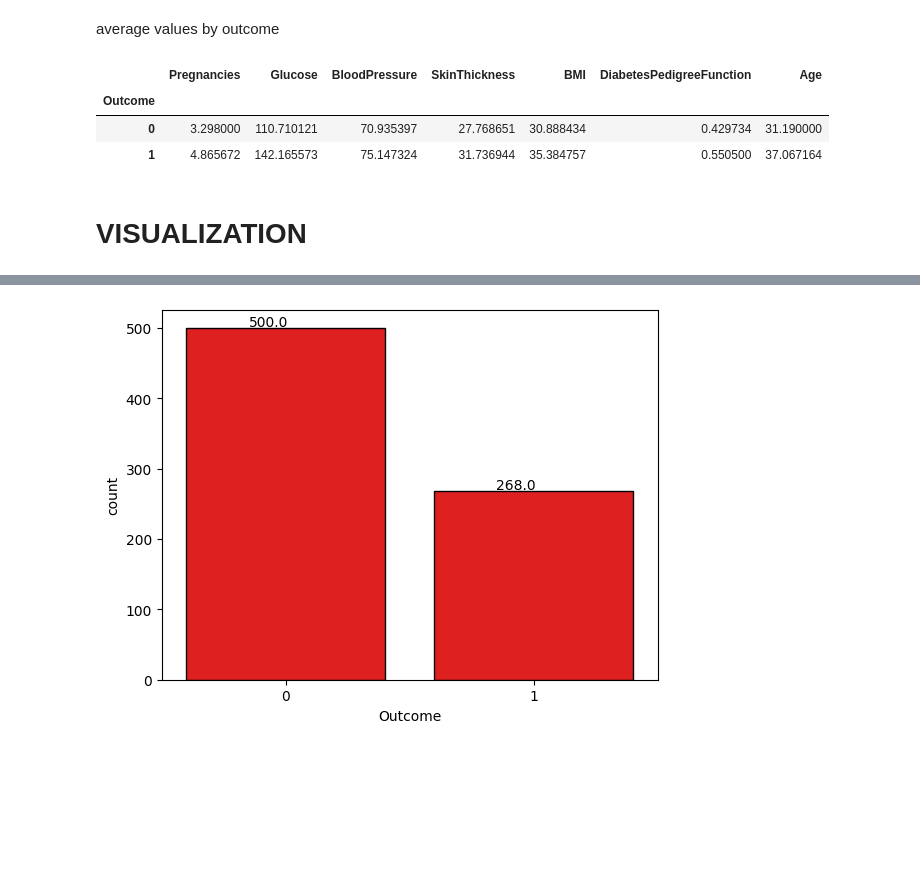
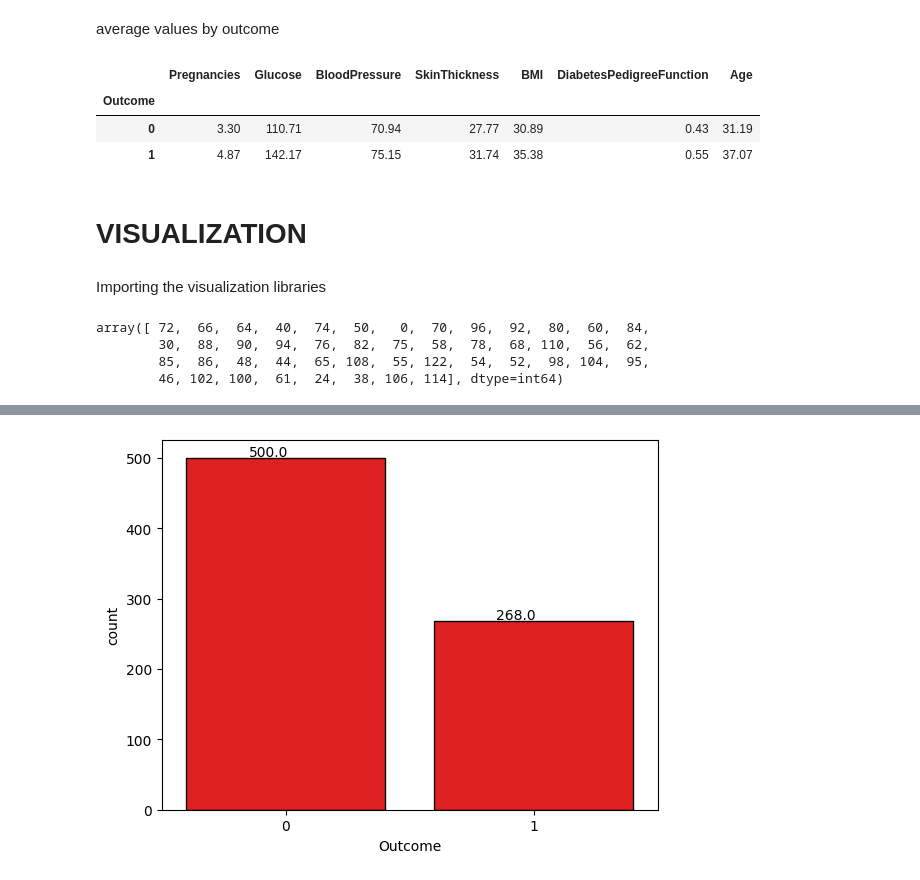
Before and after one commit to ChibuikeOnuba/Diabetes-Prediction, a Jupyter notebook: Diabetes_Prediction.ipynb, the cells around one changed output, grey strips where cells are left out. Drawn from its saved outputs; the diff is of its cells as text; code cells hidden in the pictures; blank space fills up the shorter version.

```diff
--- a/Diabetes_Prediction.ipynb
+++ b/Diabetes_Prediction.ipynb
@@ -11,6 +11,7 @@ import io
 import warnings
 warnings.filterwarnings('ignore')
 # %%
-data = pd.read_csv('diabetes.csv')
+df = pd.read_csv('diabetes.csv')
+data = df.copy()
 # %%
 print(data.shape)
@@ -151,15 +141,24 @@ BMI 0
 # %% [markdown]
 average values by outcome
 # %%
-data.groupby('Outcome').mean()
+data.groupby('Outcome').mean().round(2)
 # %% [output]
 |  | Pregnancies | Glucose | BloodPressure | SkinThickness | BMI | DiabetesPedigreeFunction | Age |
 | Outcome |  |  |  |  |  |  |  |
-| 0 | 3.298000 | 110.710121 | 70.935397 | 27.768651 | 30.888434 | 0.429734 | 31.190000 |
-| 1 | 4.865672 | 142.165573 | 75.147324 | 31.736944 | 35.384757 | 0.550500 | 37.067164 |
+| 0 | 3.30 | 110.71 | 70.94 | 27.77 | 30.89 | 0.43 | 31.19 |
+| 1 | 4.87 | 142.17 | 75.15 | 31.74 | 35.38 | 0.55 | 37.07 |
 # %% [markdown]
 
 # VISUALIZATION
+# %% [markdown]
+Importing the visualization libraries
 # %%
 import matplotlib.pyplot as plt
 import seaborn as sns
+# %%
+df['BloodPressure'].unique()
+# %% [output]
+array([ 72,  66,  64,  40,  74,  50,   0,  70,  96,  92,  80,  60,  84,
+        30,  88,  90,  94,  76,  82,  75,  58,  78,  68, 110,  56,  62,
+        85,  86,  48,  44,  65, 108,  55, 122,  54,  52,  98, 104,  95,
+        46, 102, 100,  61,  24,  38, 106, 114], dtype=int64)
```
Also changed, not shown: parts of 32 cells of this notebook, 1 other file.
